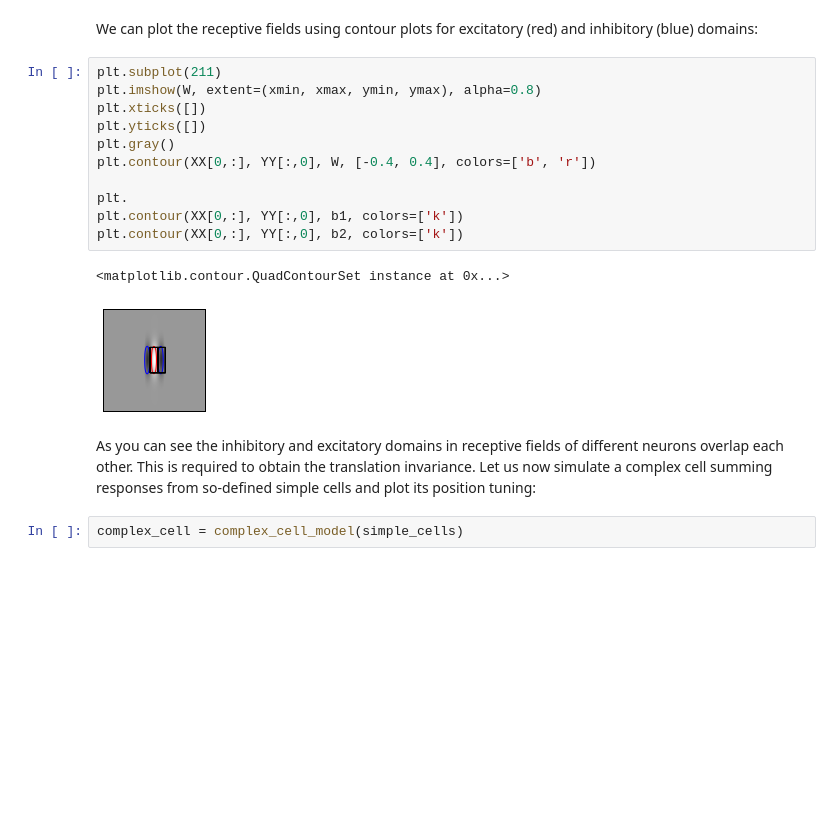
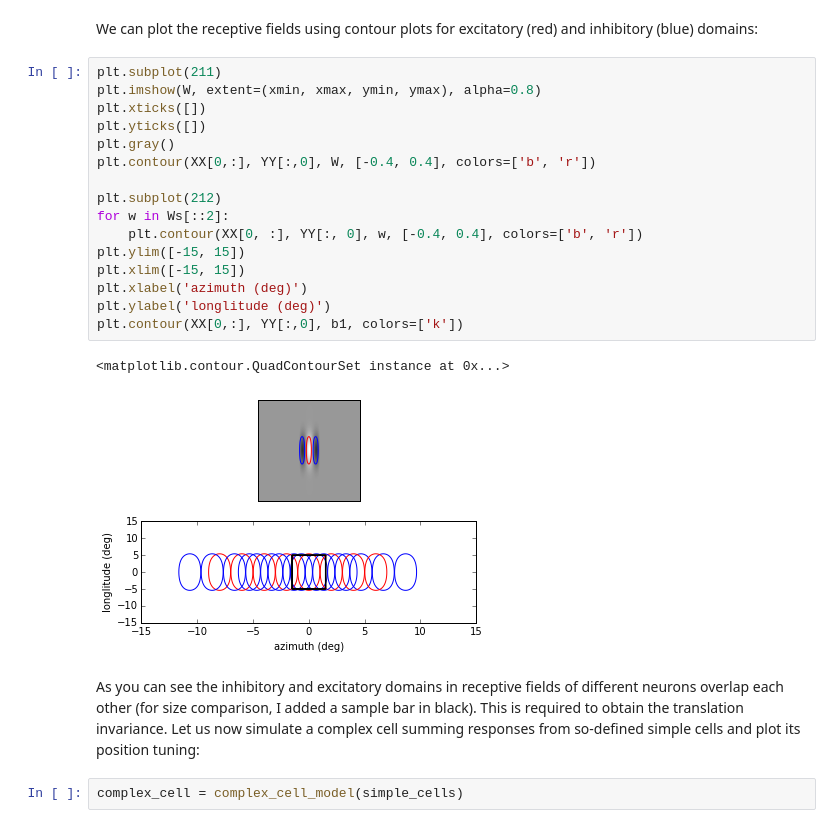
Before and after one commit to btel/python-in-neuroscience-tutorials, a Jupyter notebook: receptive_fields_models.ipynb, the cells around one changed output. Drawn from its saved outputs; the diff is of its cells as text; blank space fills up the shorter version.

Commit message:
finished complex cell

```diff
--- a/receptive_fields_models.ipynb
+++ b/receptive_fields_models.ipynb
@@ -288,19 +288,24 @@ We can plot the receptive fields using contour plots for excitatory (red) and in
 # %%
 plt.subplot(211)
 plt.imshow(W, extent=(xmin, xmax, ymin, ymax), alpha=0.8)
 plt.xticks([])
 plt.yticks([])
 plt.gray()
 plt.contour(XX[0,:], YY[:,0], W, [-0.4, 0.4], colors=['b', 'r'])
 
-plt.
+plt.subplot(212)
+for w in Ws[::2]:
+    plt.contour(XX[0, :], YY[:, 0], w, [-0.4, 0.4], colors=['b', 'r'])
+plt.ylim([-15, 15])
+plt.xlim([-15, 15])
+plt.xlabel('azimuth (deg)')
+plt.ylabel('longlitude (deg)')
 plt.contour(XX[0,:], YY[:,0], b1, colors=['k'])
-plt.contour(XX[0,:], YY[:,0], b2, colors=['k'])
 # %% [output]
 <matplotlib.contour.QuadContourSet instance at 0x...>
-[figure, old version]
+[figure, new version]
 # %% [markdown]
-As you can see the inhibitory and excitatory domains in receptive fields of different neurons overlap each other. This is required to obtain the translation invariance. Let us now simulate a complex cell summing responses from so-defined simple cells and plot its position tuning:
+As you can see the inhibitory and excitatory domains in receptive fields of different neurons overlap each other (for size comparison, I added a sample bar in black). This is required to obtain the translation invariance. Let us now simulate a complex cell summing responses from so-defined simple cells and plot its position tuning:
 # %%
 complex_cell = complex_cell_model(simple_cells)
 # %%
```
Also changed, not shown: parts of 9 cells of this notebook.
